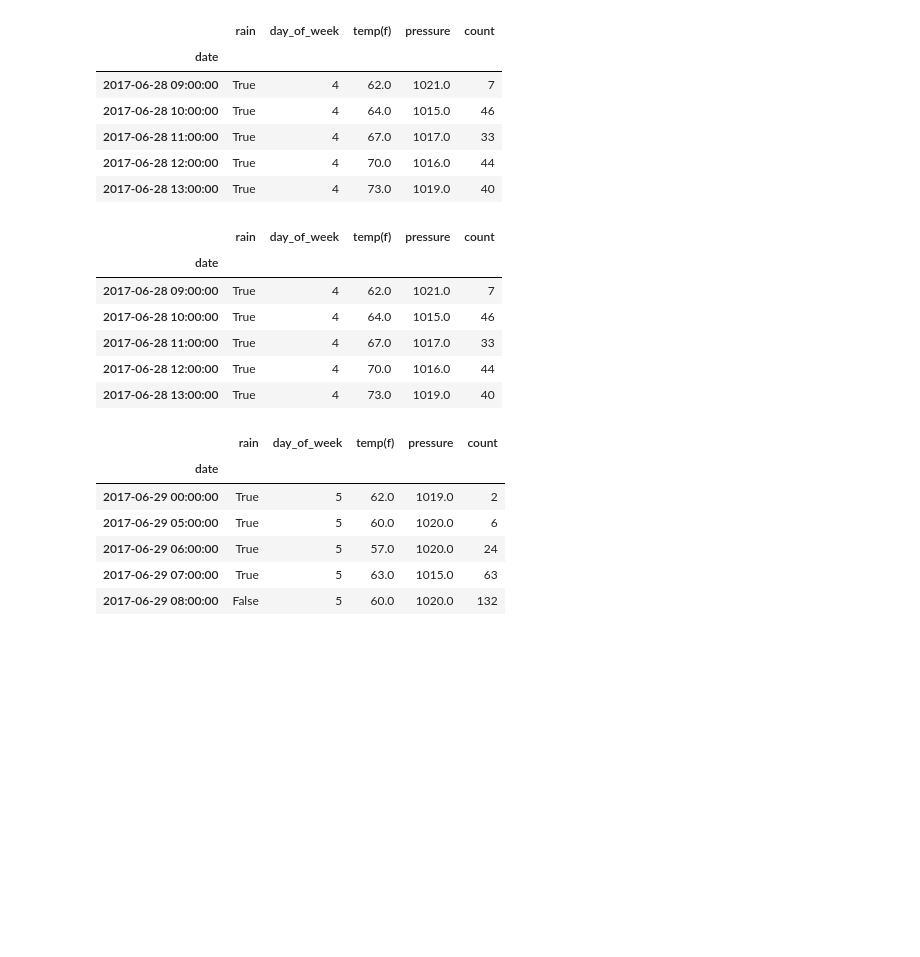
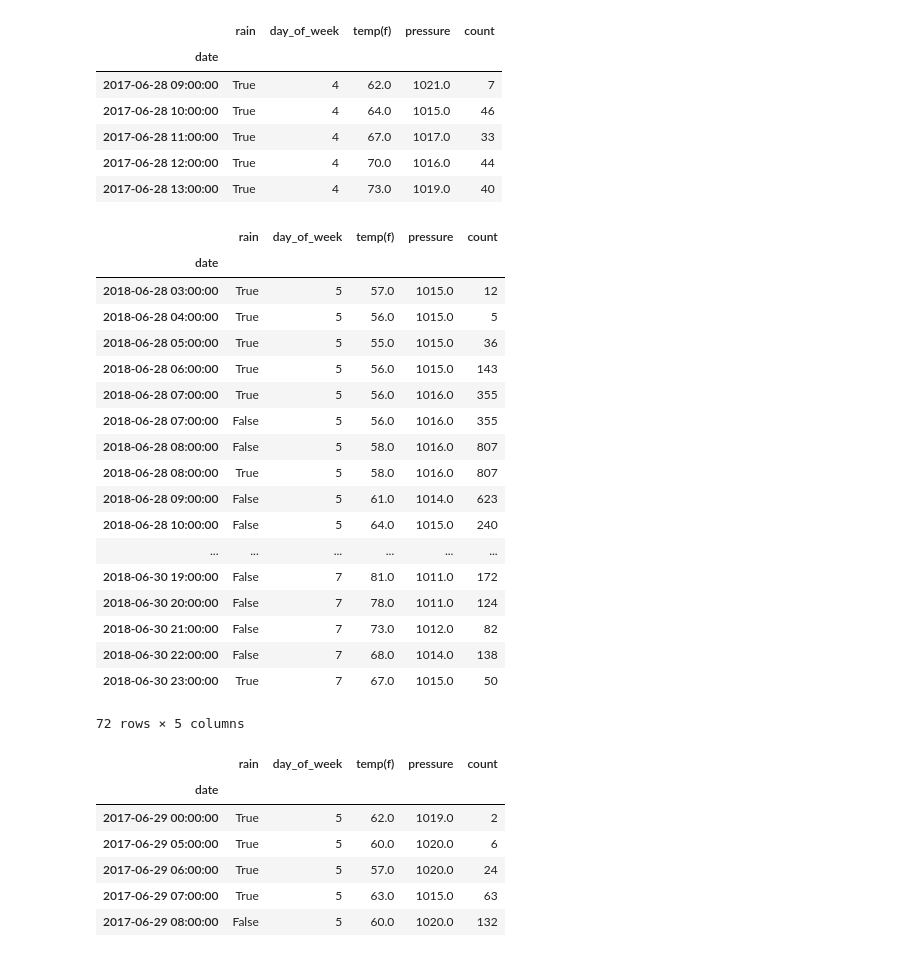
Before and after one commit to prosass83/bike-ride, a Jupyter notebook: BikePySpark-LSTM.ipynb, the cells around one changed output. Cells and saved outputs as stored; diff of their text form; code cells hidden in the pictures; blank space fills up the shorter version.

```diff
--- a/BikePySpark-LSTM.ipynb
+++ b/BikePySpark-LSTM.ipynb
@@ -398,13 +398,25 @@ pandas_df.to_csv('Resources/GoBikeMerged2017_2018_clean.csv')
 #Read from clean csv file
 from pandas import read_csv
 df = read_csv('Resources/GoBikeMerged2017_2018_clean.csv', header=0, index_col=0)
-# %%
-df.head()
-# %% [output]
-|  | rain | day_of_week | temp(f) | pressure | count |
-| date |  |  |  |  |  |
-| 2017-06-28 09:00:00 | True | 4 | 62.0 | 1021.0 | 7 |
-| 2017-06-28 10:00:00 | True | 4 | 64.0 | 1015.0 | 46 |
-| 2017-06-28 11:00:00 | True | 4 | 67.0 | 1017.0 | 33 |
-| 2017-06-28 12:00:00 | True | 4 | 70.0 | 1016.0 | 44 |
-| 2017-06-28 13:00:00 | True | 4 | 73.0 | 1019.0 | 40 |
+# %%
+df.tail(72)
+# %% [output]
+|  | rain | day_of_week | temp(f) | pressure | count |
+| date |  |  |  |  |  |
+| 2018-06-28 03:00:00 | True | 5 | 57.0 | 1015.0 | 12 |
+| 2018-06-28 04:00:00 | True | 5 | 56.0 | 1015.0 | 5 |
+| 2018-06-28 05:00:00 | True | 5 | 55.0 | 1015.0 | 36 |
+| 2018-06-28 06:00:00 | True | 5 | 56.0 | 1015.0 | 143 |
+| 2018-06-28 07:00:00 | True | 5 | 56.0 | 1016.0 | 355 |
+| 2018-06-28 07:00:00 | False | 5 | 56.0 | 1016.0 | 355 |
+| 2018-06-28 08:00:00 | False | 5 | 58.0 | 1016.0 | 807 |
+| 2018-06-28 08:00:00 | True | 5 | 58.0 | 1016.0 | 807 |
+| 2018-06-28 09:00:00 | False | 5 | 61.0 | 1014.0 | 623 |
+| 2018-06-28 10:00:00 | False | 5 | 64.0 | 1015.0 | 240 |
+| ... | ... | ... | ... | ... | ... |
+| 2018-06-30 19:00:00 | False | 7 | 81.0 | 1011.0 | 172 |
+| 2018-06-30 20:00:00 | False | 7 | 78.0 | 1011.0 | 124 |
+| 2018-06-30 21:00:00 | False | 7 | 73.0 | 1012.0 | 82 |
+| 2018-06-30 22:00:00 | False | 7 | 68.0 | 1014.0 | 138 |
+| 2018-06-30 23:00:00 | True | 7 | 67.0 | 1015.0 | 50 |
+72 rows × 5 columns
```
Also changed, not shown: parts of 23 cells of this notebook, 5 other files.
